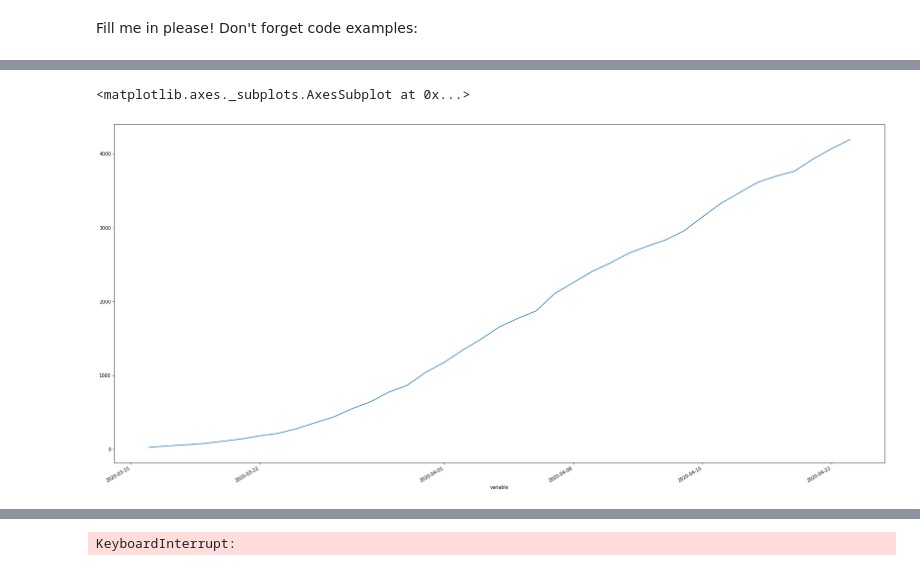
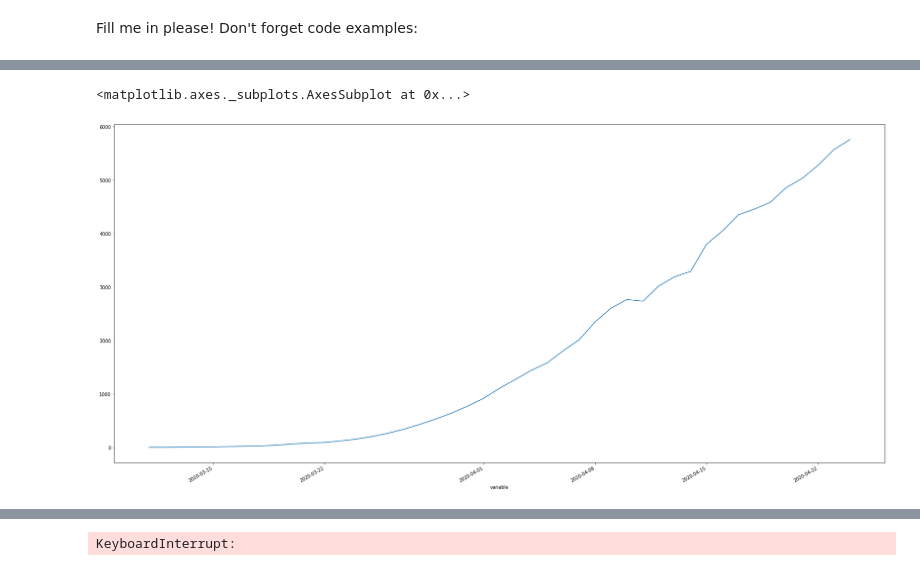
Before and after one commit to takotab/turbolamp, a Jupyter notebook: nbs/index.ipynb, the cells around one changed output, grey strips where cells are left out. Drawn from its saved outputs; the diff is of its cells as text; code cells hidden in the pictures.

```diff
--- a/nbs/index.ipynb
+++ b/nbs/index.ipynb
@@ -83,0 +84,4 @@ data_nl
+# %%
+data_ger = data[data['Country/Region'] == "Germany"]
+data_ger = data_ger[data_ger['variable'] > pd.Timestamp(2020,3,10)]
+data_ger
@@ -84,10 +106,10 @@ data_nl
 # %%
 plt.subplots(figsize = (30,15))
 plt.xticks(rotation=70)
-data_nl.index = data_nl['variable']
-data_nl.value.plot()
+data_ger.index = data_ger['variable']
+data_ger.value.plot()
 # %% [output]
 <matplotlib.axes._subplots.AxesSubplot at 0x...>
-[figure, old version]
+[figure, new version]
 # %%
 data = data.reset_index()
```
Also changed, not shown: parts of 5 cells of this notebook.
